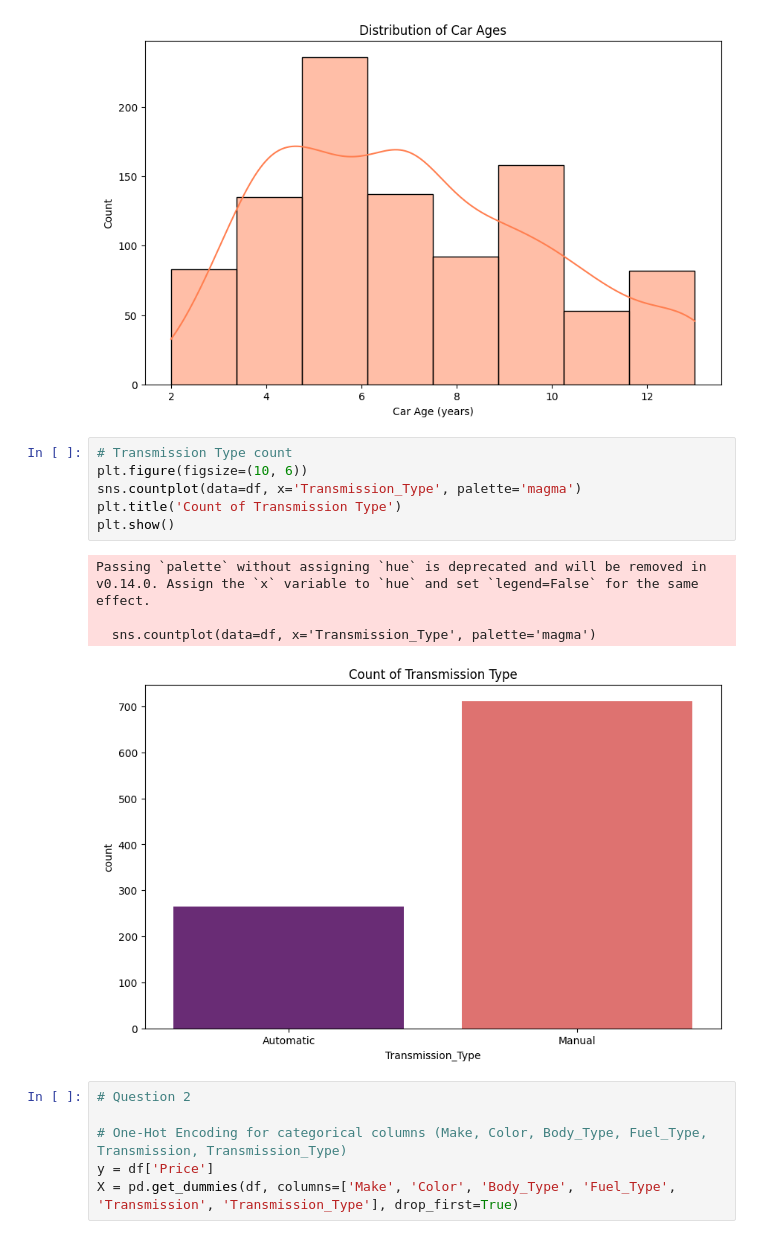
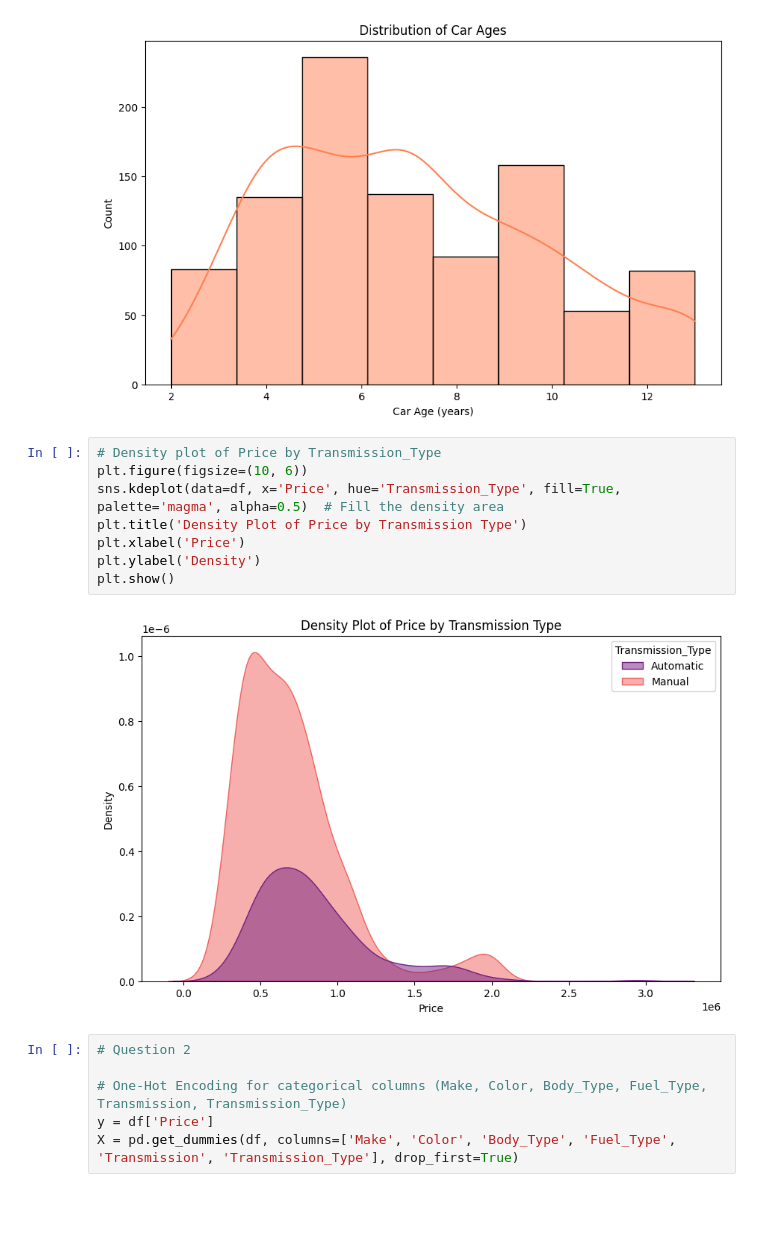
Before and after one commit to alliemkim/ds-3001, a Jupyter notebook: labs/4_hedonic_pricing.ipynb, the cells around one changed output. Saved outputs shown, nothing was run; the diff lists cells and outputs as text; blank space fills up the shorter version.

```diff
--- a/labs/4_hedonic_pricing.ipynb
+++ b/labs/4_hedonic_pricing.ipynb
@@ -77,16 +70,15 @@ plt.show()
 # %% [output]
 [figure]
 # %%
-# Transmission Type count
+# Density plot of Price by Transmission_Type
 plt.figure(figsize=(10, 6))
-sns.countplot(data=df, x='Transmission_Type', palette='magma')
-plt.title('Count of Transmission Type')
+sns.kdeplot(data=df, x='Price', hue='Transmission_Type', fill=True, palette='magma', alpha=0.5)  # Fill the density area
+plt.title('Density Plot of Price by Transmission Type')
+plt.xlabel('Price')
+plt.ylabel('Density')
 plt.show()
 # %% [output]
-Passing `palette` without assigning `hue` is deprecated and will be removed in v0.14.0. Assign the `x` variable to `hue` and set `legend=False` for the same effect.
-
-  sns.countplot(data=df, x='Transmission_Type', palette='magma')
-[figure, old version]
+[figure, new version]
 # %%
 # Question 2
 
```
Also changed, not shown: parts of 2 cells of this notebook.
